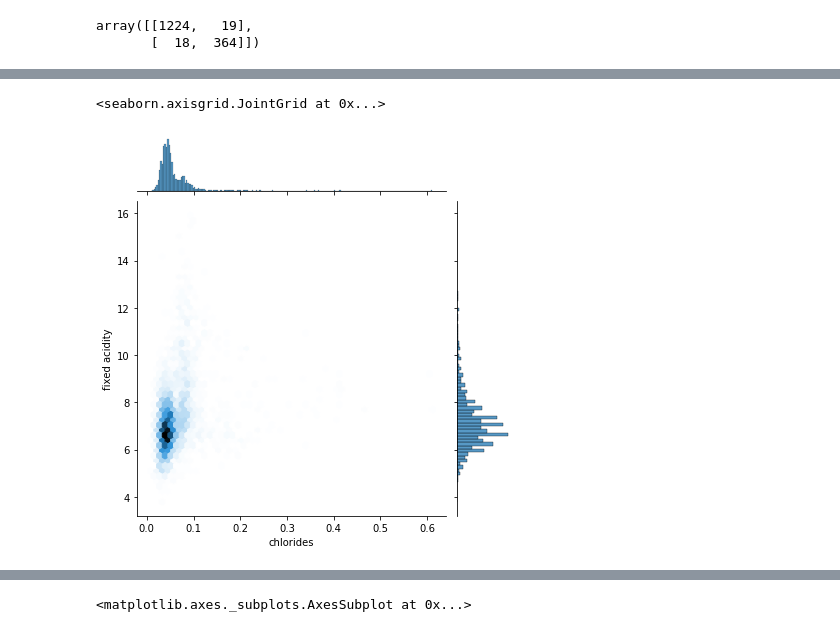
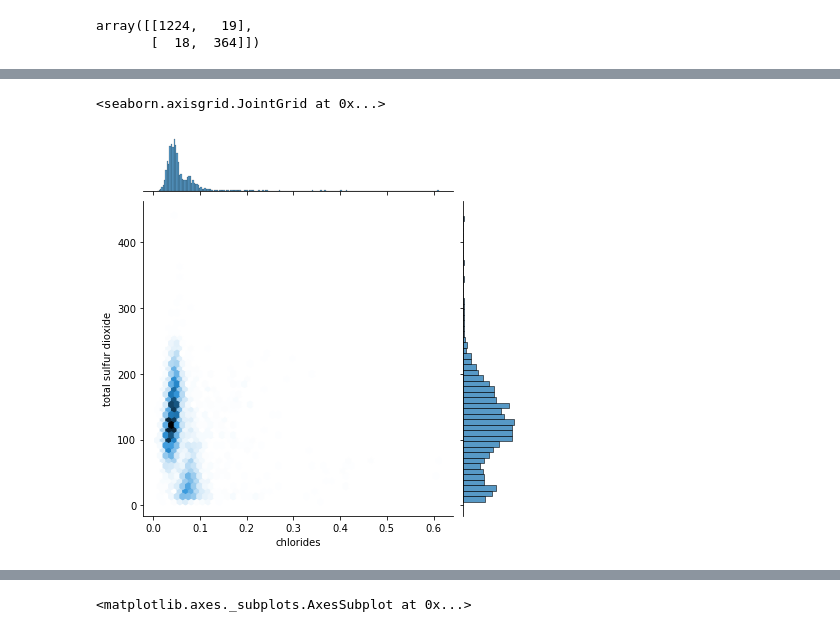
Before and after one commit to pkrosoff/wine_machine_learning, a Jupyter notebook: data/wine_quality_classification_phoebe.ipynb, the cells around one changed output, grey strips where cells are left out. Cells and saved outputs as stored; diff of their text form; code cells hidden in the pictures.

```diff
--- a/data/wine_quality_classification_phoebe.ipynb
+++ b/data/wine_quality_classification_phoebe.ipynb
@@ -199,5 +215,5 @@ sns.distplot(allwines["chlorides"])
 # %%
-sns.jointplot(allwines['chlorides'], allwines['fixed acidity'], kind='hex')
+sns.jointplot(allwines['chlorides'], allwines['total sulfur dioxide'], kind='hex')
 # %% [output]
 <seaborn.axisgrid.JointGrid at 0x...>
-[figure, old version]
+[figure, new version]
```
Also changed, not shown: parts of 40 cells of this notebook, 3 other files.
